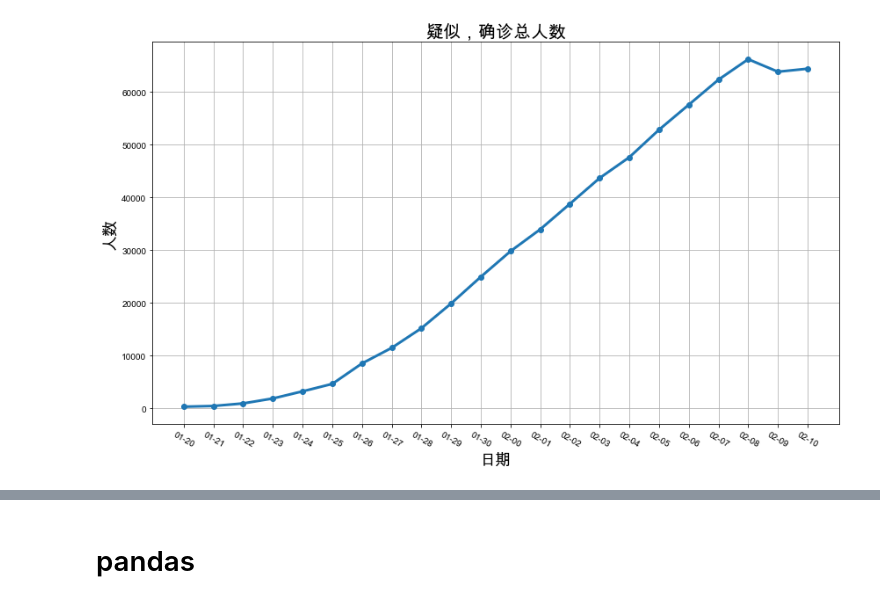
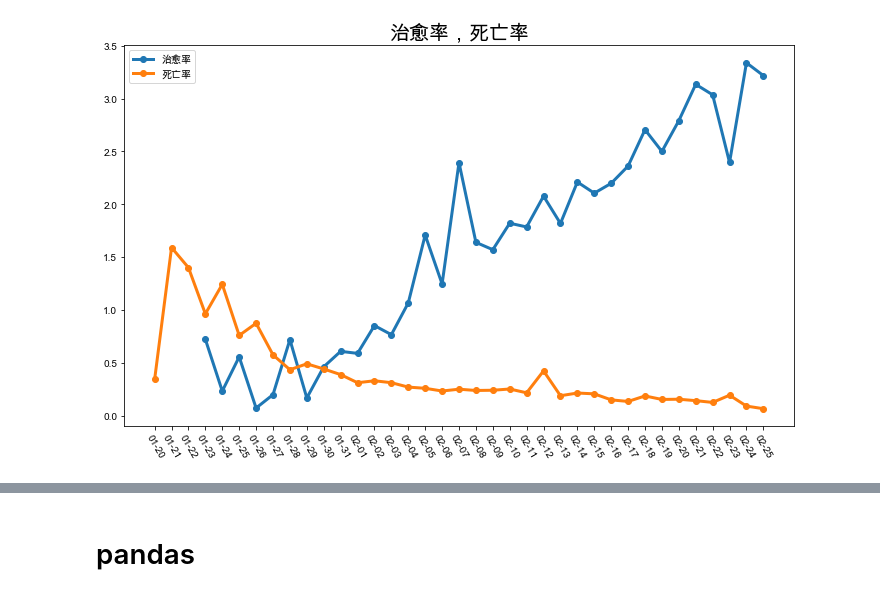
Before and after one commit to z1z22/myjupyter, a Jupyter notebook: pandas.ipynb, the cells around one changed output, grey strips where cells are left out. Saved outputs shown, nothing was run; the diff lists cells and outputs as text; code cells hidden in the pictures.

```diff
--- a/pandas.ipynb
+++ b/pandas.ipynb
@@ -13,0 +17,3 @@ df = pd.read_csv ('/users/mac/python/yiqing2020/yiqing_data/yiqing_view.csv')
+# %%
+df = pd.read_sql_table('yiqing_view', engine)
+df.columns
@@ -13,0 +33,4 @@ df = pd.read_csv ('/users/mac/python/yiqing2020/yiqing_data/yiqing_view.csv')
+# %%
+df['死亡总数']= df['新增死亡'].cumsum()
+# %%
+df['差异'] = df['死亡总数']-df['死亡']
@@ -13,0 +57,3 @@ df = pd.read_csv ('/users/mac/python/yiqing2020/yiqing_data/yiqing_view.csv')
+# %%
+df.loc[11,'日期'] ='01-31'
+type(df.loc[10,'日期'])
@@ -44,22 +197,17 @@ plt.show()
 # %%
-plt.figure(figsize=(14,8))
-plt.plot(df.日期, df.疑似+df.确诊,'o-',linewidth =3)
-# plt.axis([0,34000])
-plt.title('疑似，确诊总人数',fontsize = 20)
+plt.figure(figsize=(12,7))
+# curedrate = df.curedIncr/df.confirmedCount*100
+plt.plot(df.日期, df.新增治愈/df.确诊*100,'o-', linewidth = 3)
+# deadrate = df.deadIncr/df.confirmedCount*100
+plt.plot(df.日期,  df.新增死亡/df.确诊*100,'o-',linewidth = 3)
 
-#设置坐标轴名称
-plt.xlabel('日期',fontsize=18)
-plt.ylabel('人数',fontsize =18)
+plt.title('治愈率，死亡率',fontsize=20)
 
 plt.tick_params(labelsize = 10)#轴数据字体大小
-plt.xticks(rotation=-30)#旋转x轴上文字角度
-
-plt.grid()#网格线
+plt.xticks(rotation=-60)#旋转x轴上文字角度
+plt.legend(['治愈率','死亡率'])#图例
 
 
-
-# plt.legend()#图例
-
 plt.show()
 # %% [output]
-[figure, old version]
+[figure, new version]
```
Also changed, not shown: parts of 98 cells of this notebook, 14 other files.
